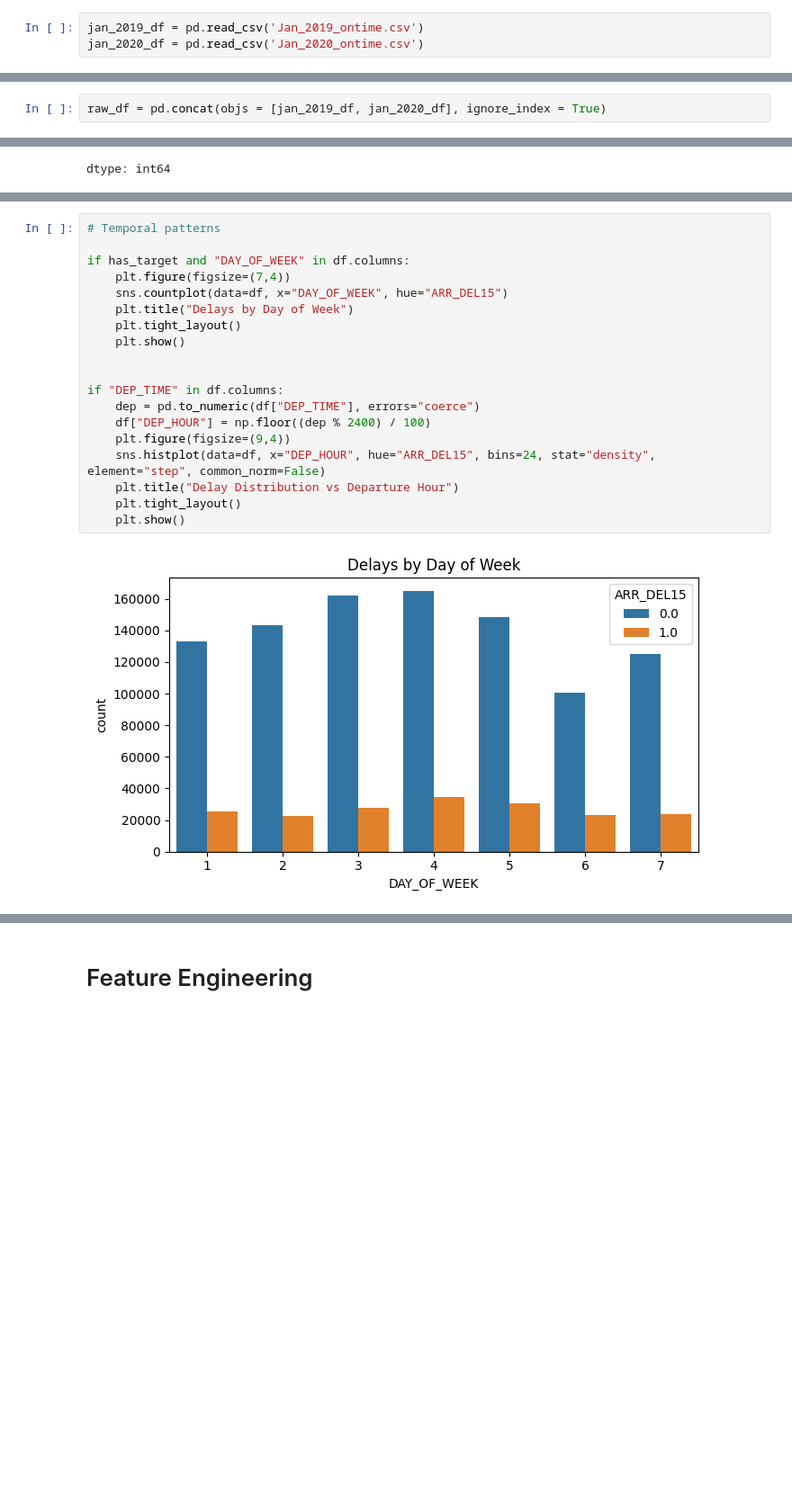
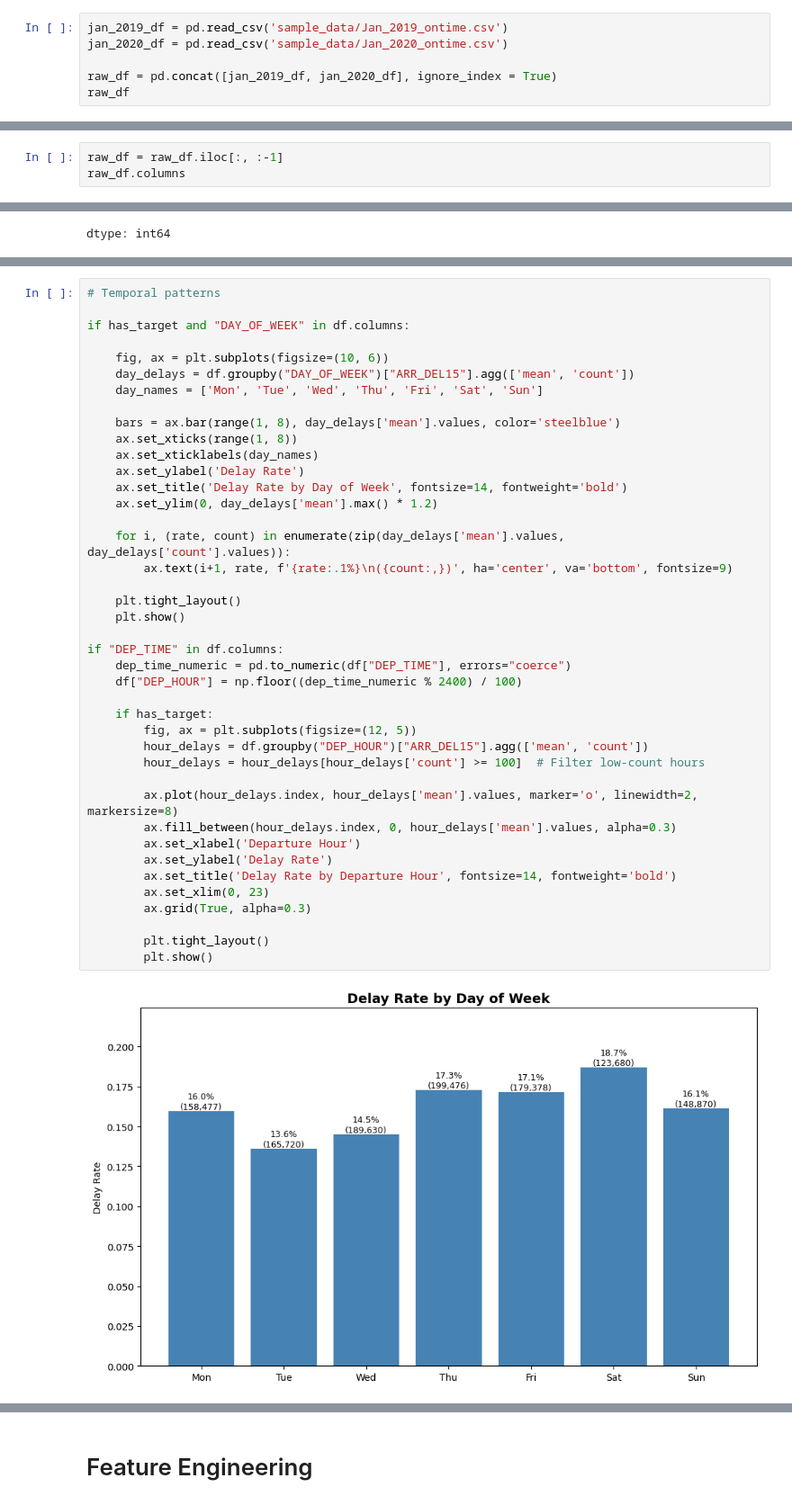
Before and after one commit to Ashwink2310/Flight-Delay-Prediction, a Jupyter notebook: notebooks/Flight_Delay_Prediction.ipynb, the cells around one changed output, grey strips where cells are left out. Shown at 90% size. Saved outputs shown, nothing was run; the diff lists cells and outputs as text; blank space fills up the shorter version.

```diff
--- a/notebooks/Flight_Delay_Prediction.ipynb
+++ b/notebooks/Flight_Delay_Prediction.ipynb
@@ -8,3 +137,6 @@ import matplotlib
 # %%
-jan_2019_df = pd.read_csv('Jan_2019_ontime.csv')
-jan_2020_df = pd.read_csv('Jan_2020_ontime.csv')
+jan_2019_df = pd.read_csv('sample_data/Jan_2019_ontime.csv')
+jan_2020_df = pd.read_csv('sample_data/Jan_2020_ontime.csv')
+
+raw_df = pd.concat([jan_2019_df, jan_2020_df], ignore_index = True)
+raw_df
@@ -11,2 +156,0 @@ jan_2020_df = pd.read_csv('Jan_2020_ontime.csv')
-# %%
-raw_df = pd.concat(objs = [jan_2019_df, jan_2020_df], ignore_index = True)
@@ -28,0 +157,3 @@ raw_df
+# %%
+raw_df = raw_df.iloc[:, :-1]
+raw_df.columns
@@ -154,21 +413,43 @@ This pattern reinforces the importance of including both origin and destination
 # %%
 # Temporal patterns
 
 if has_target and "DAY_OF_WEEK" in df.columns:
-    plt.figure(figsize=(7,4))
-    sns.countplot(data=df, x="DAY_OF_WEEK", hue="ARR_DEL15")
-    plt.title("Delays by Day of Week")
+
+    fig, ax = plt.subplots(figsize=(10, 6))
+    day_delays = df.groupby("DAY_OF_WEEK")["ARR_DEL15"].agg(['mean', 'count'])
+    day_names = ['Mon', 'Tue', 'Wed', 'Thu', 'Fri', 'Sat', 'Sun']
+
+    bars = ax.bar(range(1, 8), day_delays['mean'].values, color='steelblue')
+    ax.set_xticks(range(1, 8))
+    ax.set_xticklabels(day_names)
+    ax.set_ylabel('Delay Rate')
+    ax.set_title('Delay Rate by Day of Week', fontsize=14, fontweight='bold')
+    ax.set_ylim(0, day_delays['mean'].max() * 1.2)
+
+    for i, (rate, count) in enumerate(zip(day_delays['mean'].values, day_delays['count'].values)):
+        ax.text(i+1, rate, f'{rate:.1%}\n({count:,})', ha='center', va='bottom', fontsize=9)
+
     plt.tight_layout()
     plt.show()
 
+if "DEP_TIME" in df.columns:
+    dep_time_numeric = pd.to_numeric(df["DEP_TIME"], errors="coerce")
+    df["DEP_HOUR"] = np.floor((dep_time_numeric % 2400) / 100)
 
-if "DEP_TIME" in df.columns:
-    dep = pd.to_numeric(df["DEP_TIME"], errors="coerce")
-    df["DEP_HOUR"] = np.floor((dep % 2400) / 100)
-    plt.figure(figsize=(9,4))
-    sns.histplot(data=df, x="DEP_HOUR", hue="ARR_DEL15", bins=24, stat="density", element="step", common_norm=False)
-    plt.title("Delay Distribution vs Departure Hour")
-    plt.tight_layout()
-    plt.show()
+    if has_target:
+        fig, ax = plt.subplots(figsize=(12, 5))
+        hour_delays = df.groupby("DEP_HOUR")["ARR_DEL15"].agg(['mean', 'count'])
+        hour_delays = hour_delays[hour_delays['count'] >= 100]  # Filter low-count hours
+
+        ax.plot(hour_delays.index, hour_delays['mean'].values, marker='o', linewidth=2, markersize=8)
+        ax.fill_between(hour_delays.index, 0, hour_delays['mean'].values, alpha=0.3)
+        ax.set_xlabel('Departure Hour')
+        ax.set_ylabel('Delay Rate')
+        ax.set_title('Delay Rate by Departure Hour', fontsize=14, fontweight='bold')
+        ax.set_xlim(0, 23)
+        ax.grid(True, alpha=0.3)
+
+        plt.tight_layout()
+        plt.show()
 # %% [output]
-[figure, old version]
+[figure, new version]
```
Also changed, not shown: parts of 154 cells of this notebook.
